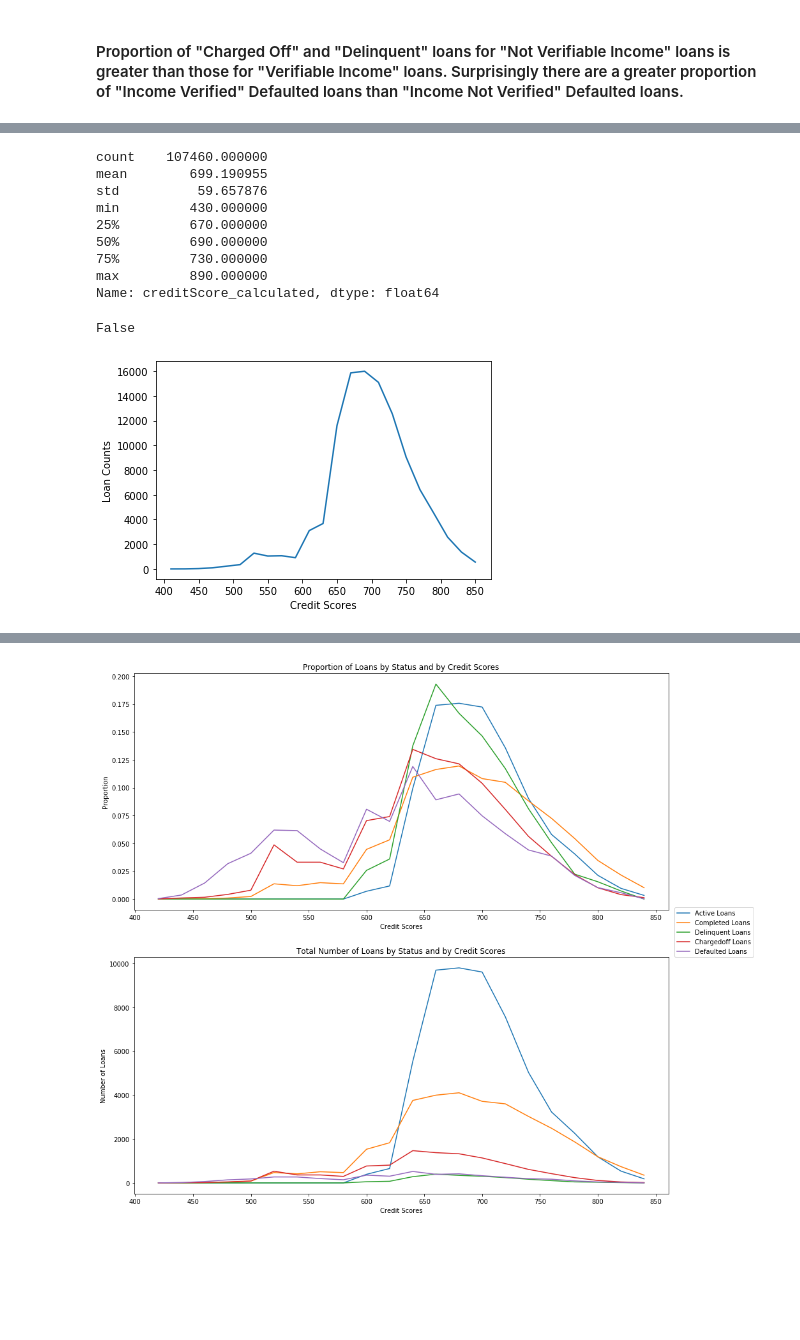
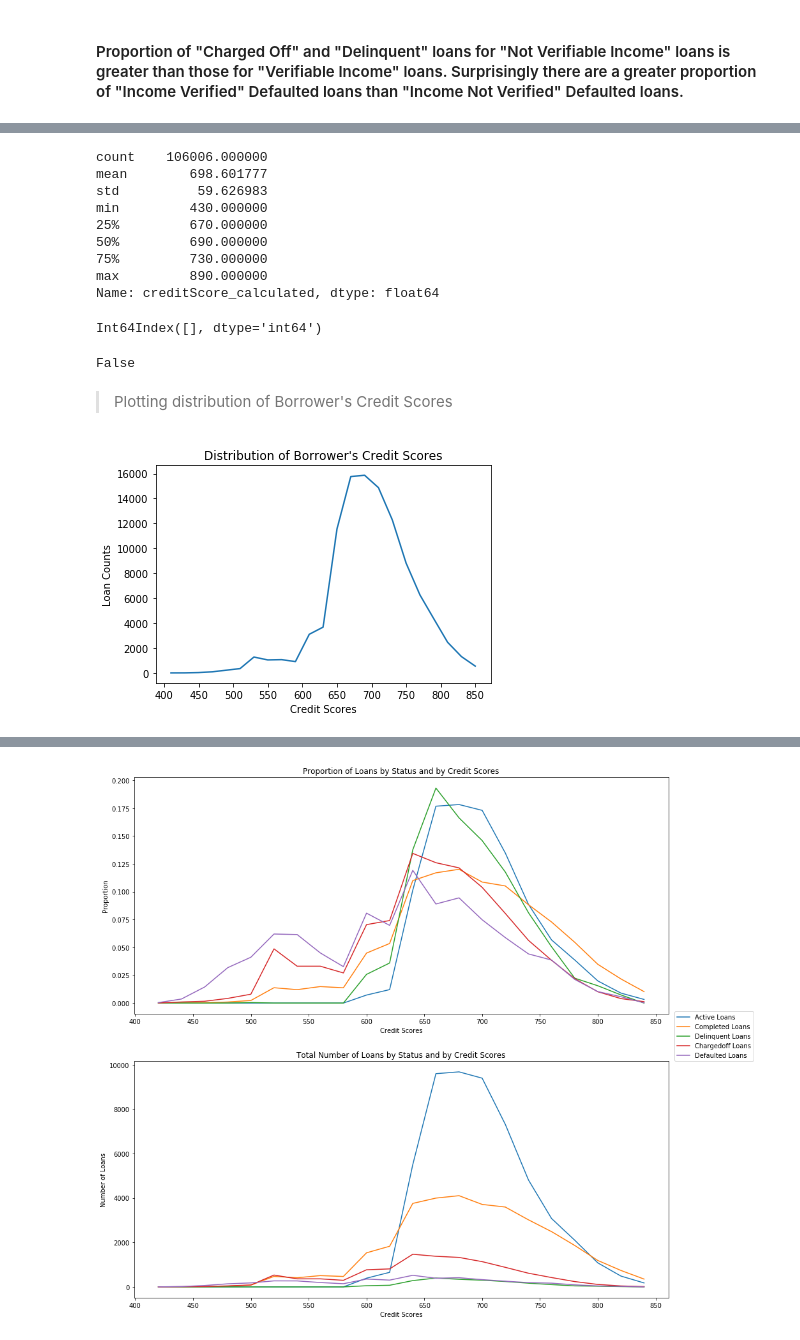
Before and after one commit to Dee-Dua/prosper-loans, a Jupyter notebook: exploration_template.ipynb, the cells around one changed output, grey strips where cells are left out. Cells and saved outputs as stored; diff of their text form; code cells hidden in the pictures; blank space fills up the shorter version.

Commit message:
1st Submission
Finalized all the exploratory analyses as well as explanatory analyses.
Added a Slide Deck.

```diff
--- a/exploration_template.ipynb
+++ b/exploration_template.ipynb
@@ -140,3 +150,6 @@ Name: ProsperScore, dtype: int64
+# %%
+#Since Prosper Scores fall in the range of 1 and 10, dropping rows where the Prosper Score is 11.
+df.drop(index=df[df.ProsperScore == 11.0].index, inplace=True)
 # %%
 df.Occupation.value_counts().index
 # %% [output]
@@ -163 +192,13 @@ Index(['Other', 'Professional', 'Computer Programmer', 'Executive', 'Teacher',
+# %%
+# convert Loan Status, and Income Range into ordered categorical types
+ordinal_var_dict = {'LoanStatus': ['Current', 'FinalPaymentInProgress', 'Completed', 'Past Due (1-15 days)',
+                                   'Past Due (16-30 days)', 'Past Due (31-60 days)', 'Past Due (61-90 days)',
+                                   'Past Due (91-120 days)', 'Past Due (>120 days)', 'Chargedoff', 'Defaulted'],
+                    'IncomeRange': ['Not employed', '$1-24,999', '$25,000-49,999', '$50,000-74,999',
+                                    '$75,000-99,999', '$100,000+']}
+
+for var in ordinal_var_dict:
+    ordered_var = pd.api.types.CategoricalDtype(ordered = True,
+                                                categories = ordinal_var_dict[var])
+    df[var] = df[var].astype(ordered_var)
 # %% [markdown]
@@ -596,13 +634,18 @@ df['creditScore_calculated'] = np.ceil((df['CreditScoreRangeLower'] + df['Credit
 # %%
 df['creditScore_calculated'].describe()
 # %% [output]
-count    107460.000000
-mean        699.190955
-std          59.657876
+count    106006.000000
+mean        698.601777
+std          59.626983
 min         430.000000
 25%         670.000000
 50%         690.000000
 75%         730.000000
 max         890.000000
 Name: creditScore_calculated, dtype: float64
+# %%
+#Dropping rows where the calculated Credit Score is greater than 850
+df[(df['creditScore_calculated'] > 850)].index
+# %% [output]
+Int64Index([], dtype='int64')
 # %%
@@ -609,18 +653,23 @@ Name: creditScore_calculated, dtype: float64
 df['creditScore_calculated'].isnull().values.any()
 # %% [output]
 False
+# %%
+#Dropping rows where Credit Score is greater than 850
+df.drop(index = df[(df['creditScore_calculated'] > 850)].index, inplace=True)
+# %% [markdown]
+> Plotting distribution of Borrower's Credit Scores
 # %%
 bin_edges = np.arange(400, 870, 20)
-
-bin_centers = bin_edges[:-1]+10
 
 credscore_binned = pd.cut(df['creditScore_calculated'], bin_edges, include_lowest=True)
 
 credscore_cnt = df['ListingKey'].groupby(credscore_binned).count()
 plt.errorbar(x=bin_centers, y=credscore_cnt);
 plt.xlabel('Credit Scores');
 plt.ylabel('Loan Counts');
 x_ticks = [400,450,500,550,600,650,700,750,800,850]
 plt.xticks(x_ticks);
+plt.title('Distribution of Borrower\'s Credit Scores');
+plt.show()
 # %% [output]
-[figure, old version]
+[figure, new version]
```
Also changed, not shown: parts of 140 cells of this notebook, 3 other files.
